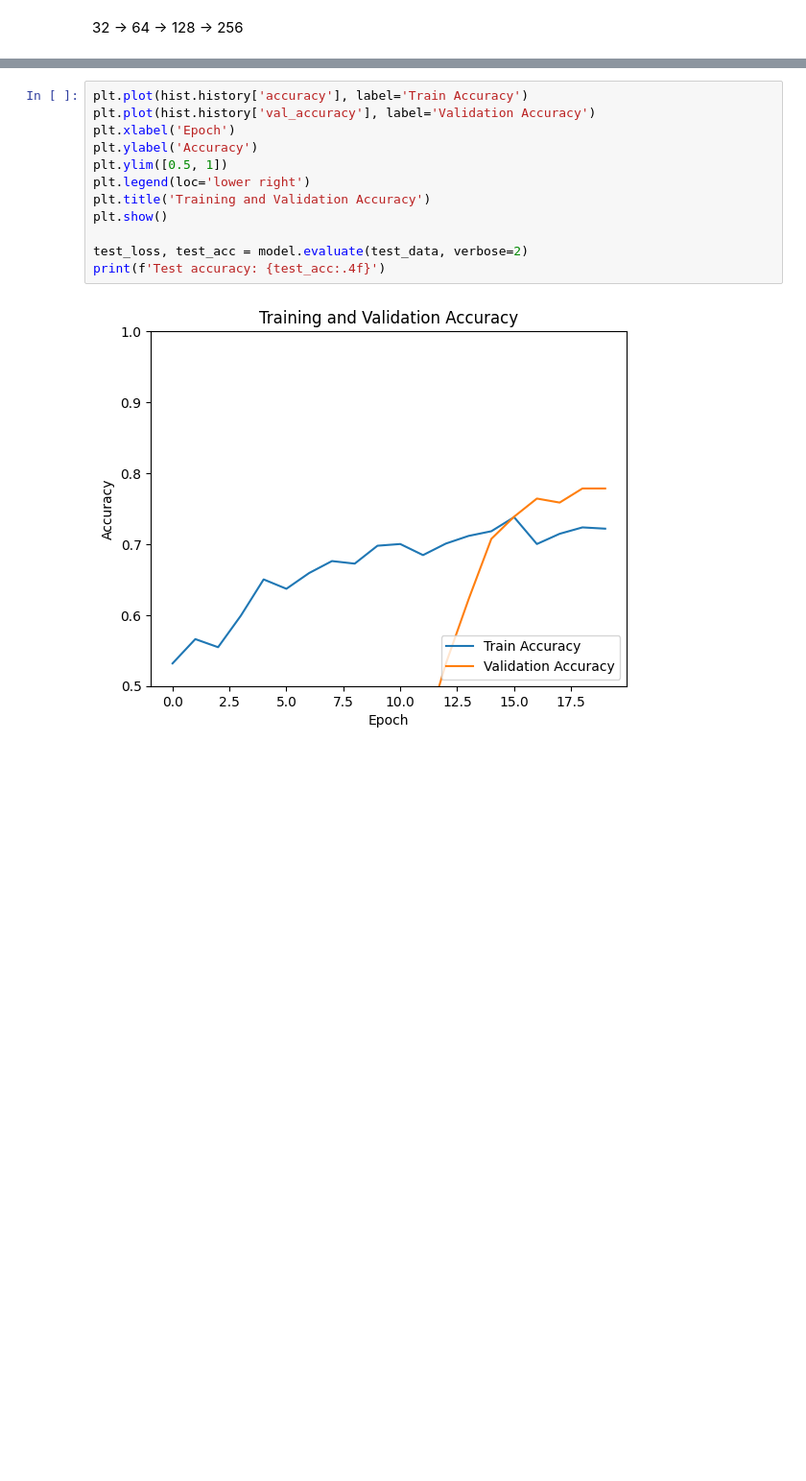
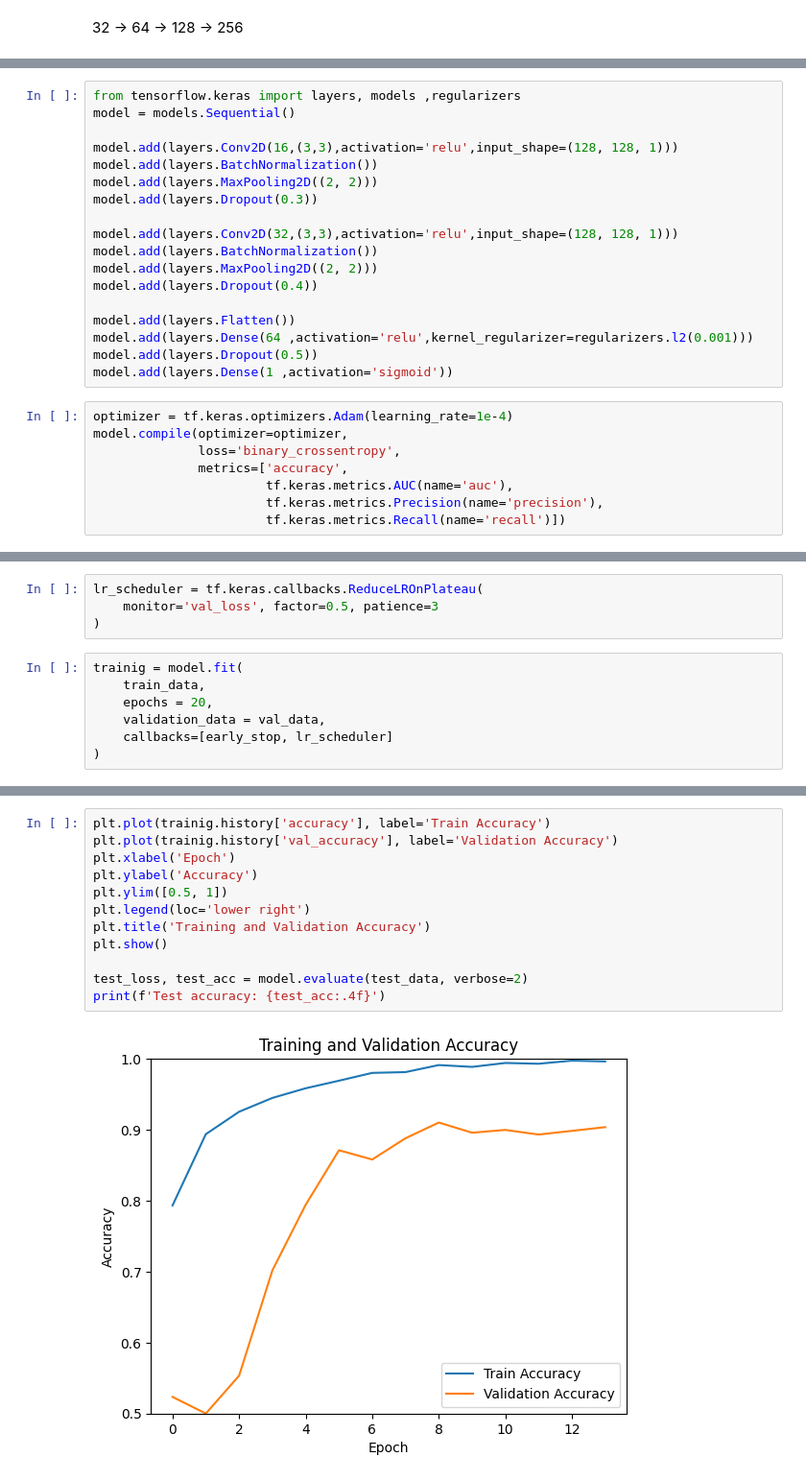
Before and after one commit to YuktheswarAlahari19/TB-Prediction-XRayTF-, a Jupyter notebook: exploration.ipynb, the cells around one changed output, grey strips where cells are left out. Shown: that part at 96% size. Drawn from its saved outputs; the diff is of its cells as text; blank space fills up the shorter version.

```diff
--- a/exploration.ipynb
+++ b/exploration.ipynb
@@ -388,0 +268,26 @@ ValueError: in user code:
+# %%
+from tensorflow.keras import layers, models ,regularizers
+model = models.Sequential()
+
+model.add(layers.Conv2D(16,(3,3),activation='relu',input_shape=(128, 128, 1)))
+model.add(layers.BatchNormalization())
+model.add(layers.MaxPooling2D((2, 2)))
+model.add(layers.Dropout(0.3))
+
+model.add(layers.Conv2D(32,(3,3),activation='relu',input_shape=(128, 128, 1)))
+model.add(layers.BatchNormalization())
+model.add(layers.MaxPooling2D((2, 2)))
+model.add(layers.Dropout(0.4))
+
+model.add(layers.Flatten())
+model.add(layers.Dense(64 ,activation='relu',kernel_regularizer=regularizers.l2(0.001)))
+model.add(layers.Dropout(0.5))
+model.add(layers.Dense(1 ,activation='sigmoid'))
+# %%
+optimizer = tf.keras.optimizers.Adam(learning_rate=1e-4)
+model.compile(optimizer=optimizer,
+              loss='binary_crossentropy',
+              metrics=['accuracy',
+                       tf.keras.metrics.AUC(name='auc'),
+                       tf.keras.metrics.Precision(name='precision'),
+                       tf.keras.metrics.Recall(name='recall')])
@@ -388,0 +298,11 @@ ValueError: in user code:
+# %%
+lr_scheduler = tf.keras.callbacks.ReduceLROnPlateau(
+    monitor='val_loss', factor=0.5, patience=3
+)
+# %%
+trainig = model.fit(
+    train_data,
+    epochs = 20,
+    validation_data = val_data,
+    callbacks=[early_stop, lr_scheduler]
+)
@@ -389,14 +345,14 @@ ValueError: in user code:
 # %%
-plt.plot(hist.history['accuracy'], label='Train Accuracy')
-plt.plot(hist.history['val_accuracy'], label='Validation Accuracy')
+plt.plot(trainig.history['accuracy'], label='Train Accuracy')
+plt.plot(trainig.history['val_accuracy'], label='Validation Accuracy')
 plt.xlabel('Epoch')
 plt.ylabel('Accuracy')
 plt.ylim([0.5, 1])
 plt.legend(loc='lower right')
 plt.title('Training and Validation Accuracy')
 plt.show()
 
 test_loss, test_acc = model.evaluate(test_data, verbose=2)
 print(f'Test accuracy: {test_acc:.4f}')
 # %% [output]
-[figure, old version]
+[figure, new version]
```
Also changed, not shown: parts of 29 cells of this notebook.
